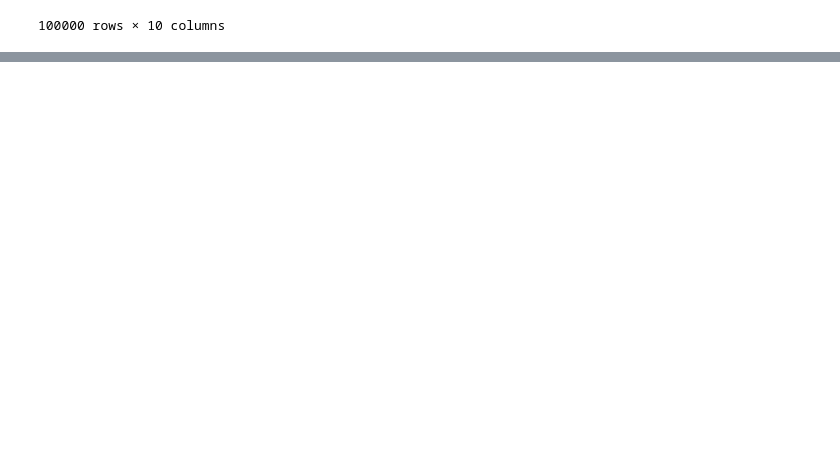
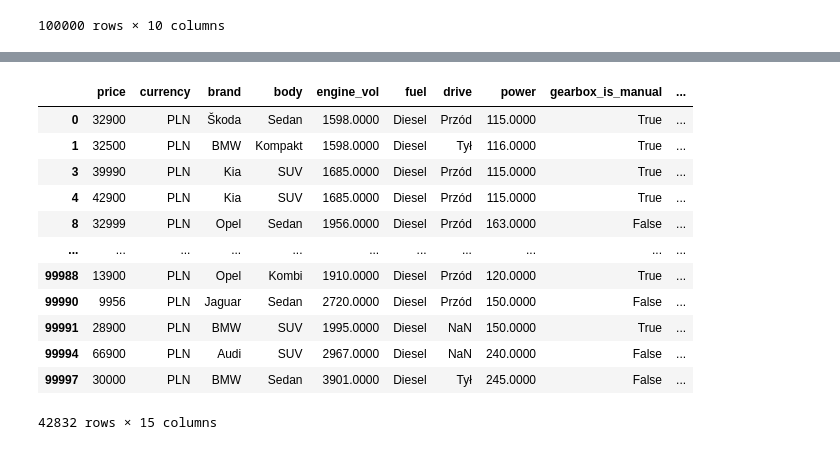
Before and after one commit to RastaAmanek/github, a Jupyter notebook: Pandas_csv.ipynb, the cells around one changed output, grey strips where cells are left out. Drawn from its saved outputs; the diff is of its cells as text; code cells hidden in the pictures; blank space fills up the shorter version.

```diff
--- a/Pandas_csv.ipynb
+++ b/Pandas_csv.ipynb
@@ -242,0 +379,16 @@ df.select_dtypes(object)
+# %%
+df[(df["fuel"]=="Diesel") & (df["mileage"] > 50000)]
+# %% [output]
+|  | price | currency | brand | body | engine_vol | fuel | drive | power | gearbox_is_manual | ... |
+| 0 | 32900 | PLN | Škoda | Sedan | 1598.0000 | Diesel | Przód | 115.0000 | True | ... |
+| 1 | 32500 | PLN | BMW | Kompakt | 1598.0000 | Diesel | Tył | 116.0000 | True | ... |
+| 3 | 39990 | PLN | Kia | SUV | 1685.0000 | Diesel | Przód | 115.0000 | True | ... |
+| 4 | 42900 | PLN | Kia | SUV | 1685.0000 | Diesel | Przód | 115.0000 | True | ... |
+| 8 | 32999 | PLN | Opel | Sedan | 1956.0000 | Diesel | Przód | 163.0000 | False | ... |
+| ... | ... | ... | ... | ... | ... | ... | ... | ... | ... | ... |
+| 99988 | 13900 | PLN | Opel | Kombi | 1910.0000 | Diesel | Przód | 120.0000 | True | ... |
+| 99990 | 9956 | PLN | Jaguar | Sedan | 2720.0000 | Diesel | Przód | 150.0000 | False | ... |
+| 99991 | 28900 | PLN | BMW | SUV | 1995.0000 | Diesel | NaN | 150.0000 | True | ... |
+| 99994 | 66900 | PLN | Audi | SUV | 2967.0000 | Diesel | NaN | 240.0000 | False | ... |
+| 99997 | 30000 | PLN | BMW | Sedan | 3901.0000 | Diesel | Tył | 245.0000 | False | ... |
+42832 rows × 15 columns
```
Also changed, not shown: parts of 22 cells of this notebook.
